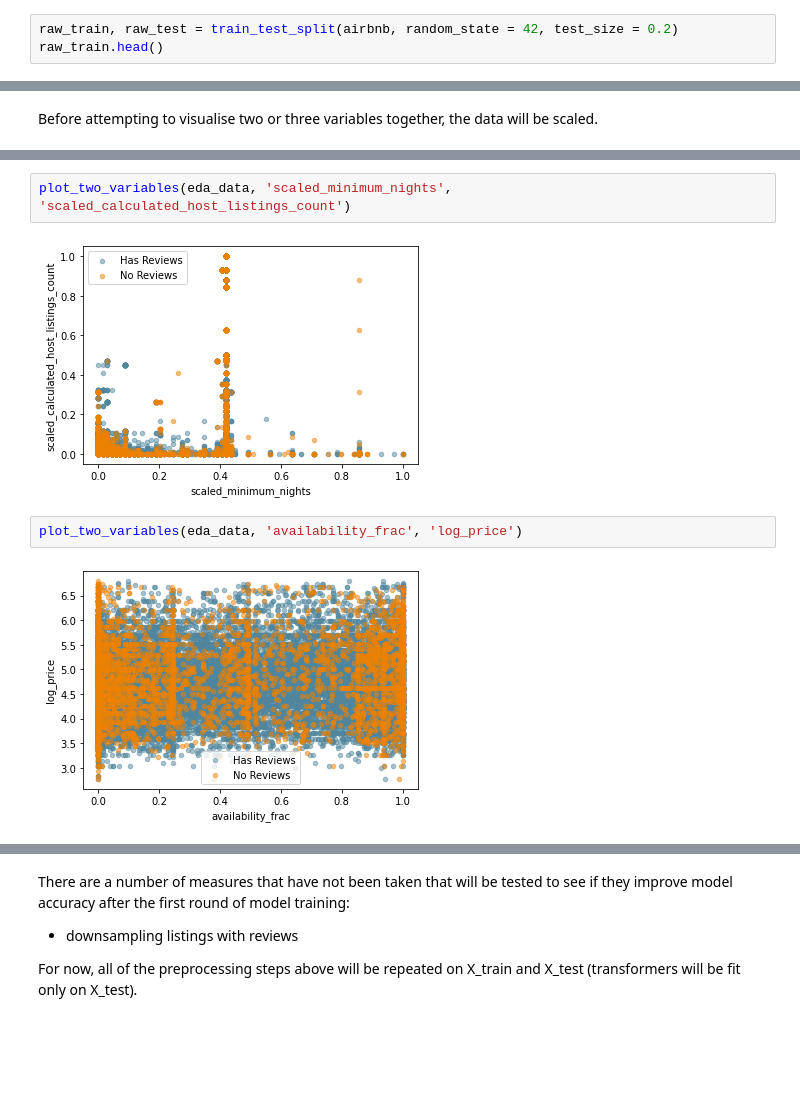
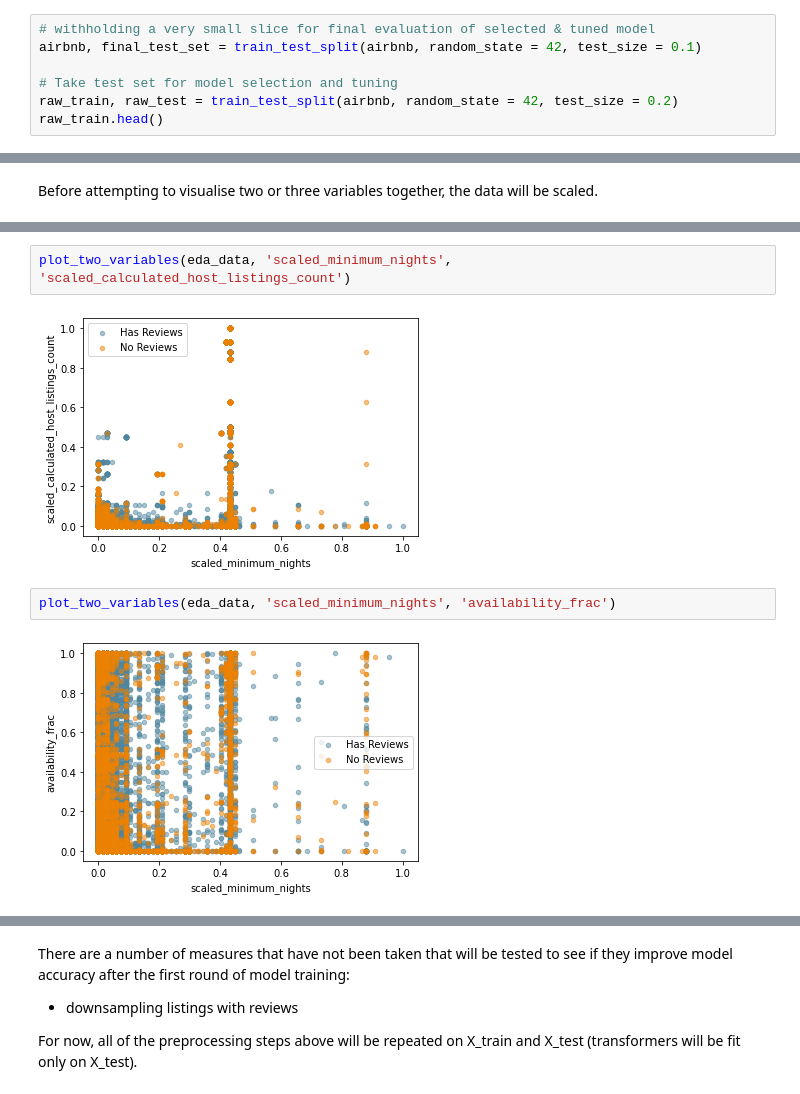
Before and after one commit to miahatton/airbnb_reviews, a Jupyter notebook: WRIT1_v3.ipynb, the cells around one changed output, grey strips where cells are left out. Cells and saved outputs as stored; diff of their text form; blank space fills up the shorter version.

```diff
--- a/WRIT1_v3.ipynb
+++ b/WRIT1_v3.ipynb
@@ -157,6 +159,10 @@ airbnb.head()
 
 At this point we should separate our training data from our test data. We will note all of the steps we perform on the training data and repeat them on the test data. This prevents information leakage from the test set **(CITE)**.
 # %%
+# withholding a very small slice for final evaluation of selected & tuned model
+airbnb, final_test_set = train_test_split(airbnb, random_state = 42, test_size = 0.1)
+
+# Take test set for model selection and tuning
 raw_train, raw_test = train_test_split(airbnb, random_state = 42, test_size = 0.2)
 raw_train.head()
 # %% [output]
@@ -457,8 +484,8 @@ plot_two_variables(eda_data, 'log_price', 'scaled_minimum_nights')
 # %%
 plot_two_variables(eda_data, 'scaled_minimum_nights', 'scaled_calculated_host_listings_count')
 # %% [output]
-[figure, old version]
+[figure, new version]
 # %%
-plot_two_variables(eda_data, 'availability_frac', 'log_price')
+plot_two_variables(eda_data, 'scaled_minimum_nights', 'availability_frac')
 # %% [output]
-[figure, old version]
+[figure, new version]
```
Also changed, not shown: parts of 104 cells of this notebook.
